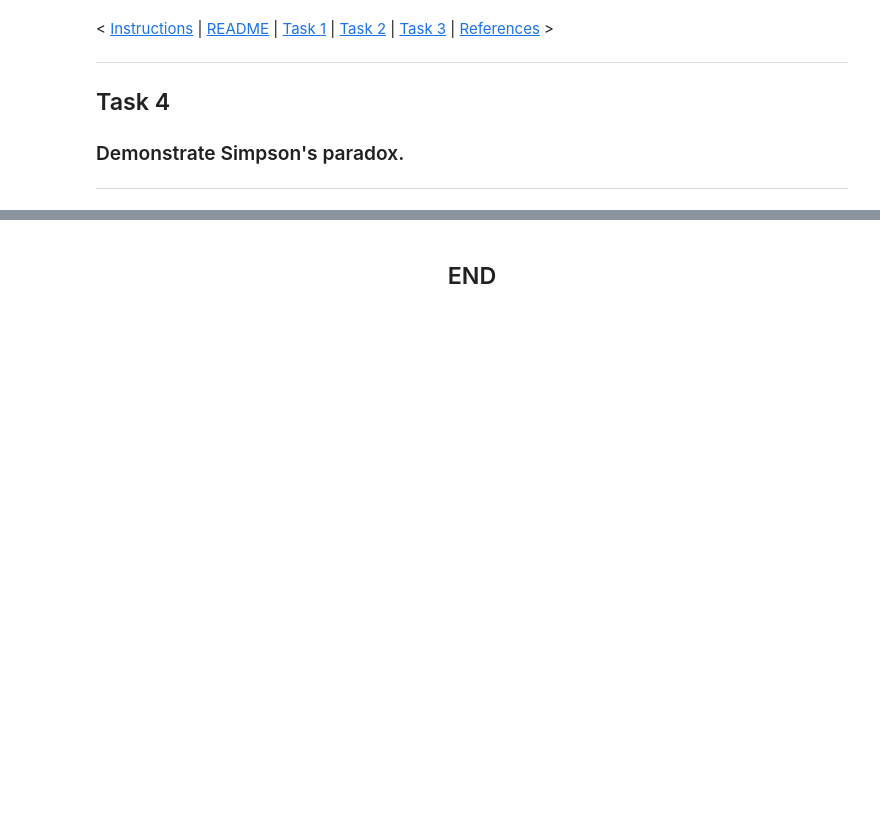
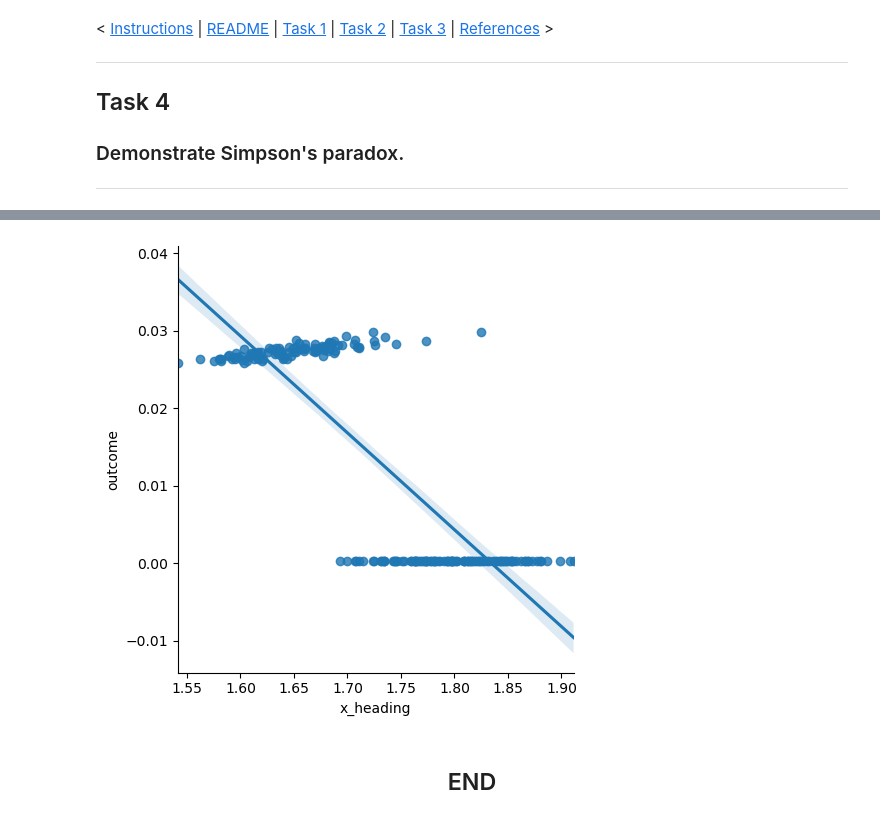
Before and after one commit to E6985/fda-tasks, a Jupyter notebook: Fundamentals-of-Data-Analysis-Tasks-2020.ipynb, the cells around one changed output, grey strips where cells are left out. Cells and saved outputs as stored; diff of their text form; code cells hidden in the pictures; blank space fills up the shorter version.

```diff
--- a/Fundamentals-of-Data-Analysis-Tasks-2020.ipynb
+++ b/Fundamentals-of-Data-Analysis-Tasks-2020.ipynb
@@ -988,3 +1080,7 @@ sns.distplot(nOutput);
+# %%
+sns.lmplot(x="x_heading",y="outcome",data=combine);
+# %% [output]
+[figure, added]
 # %% [markdown]
 <h2><center>END</center></h2>
 # %% [markdown]
```
Also changed, not shown: parts of 25 cells of this notebook.
